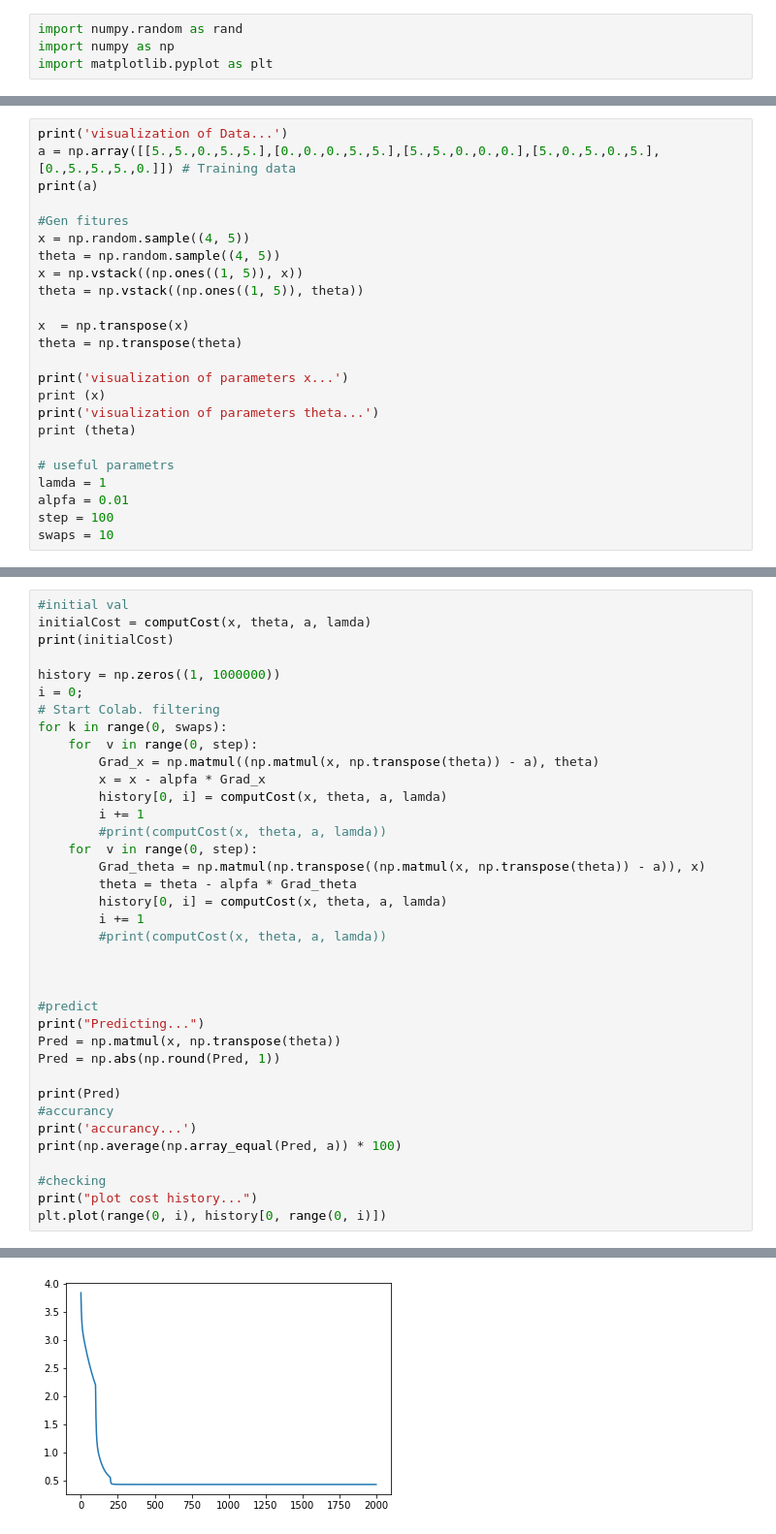
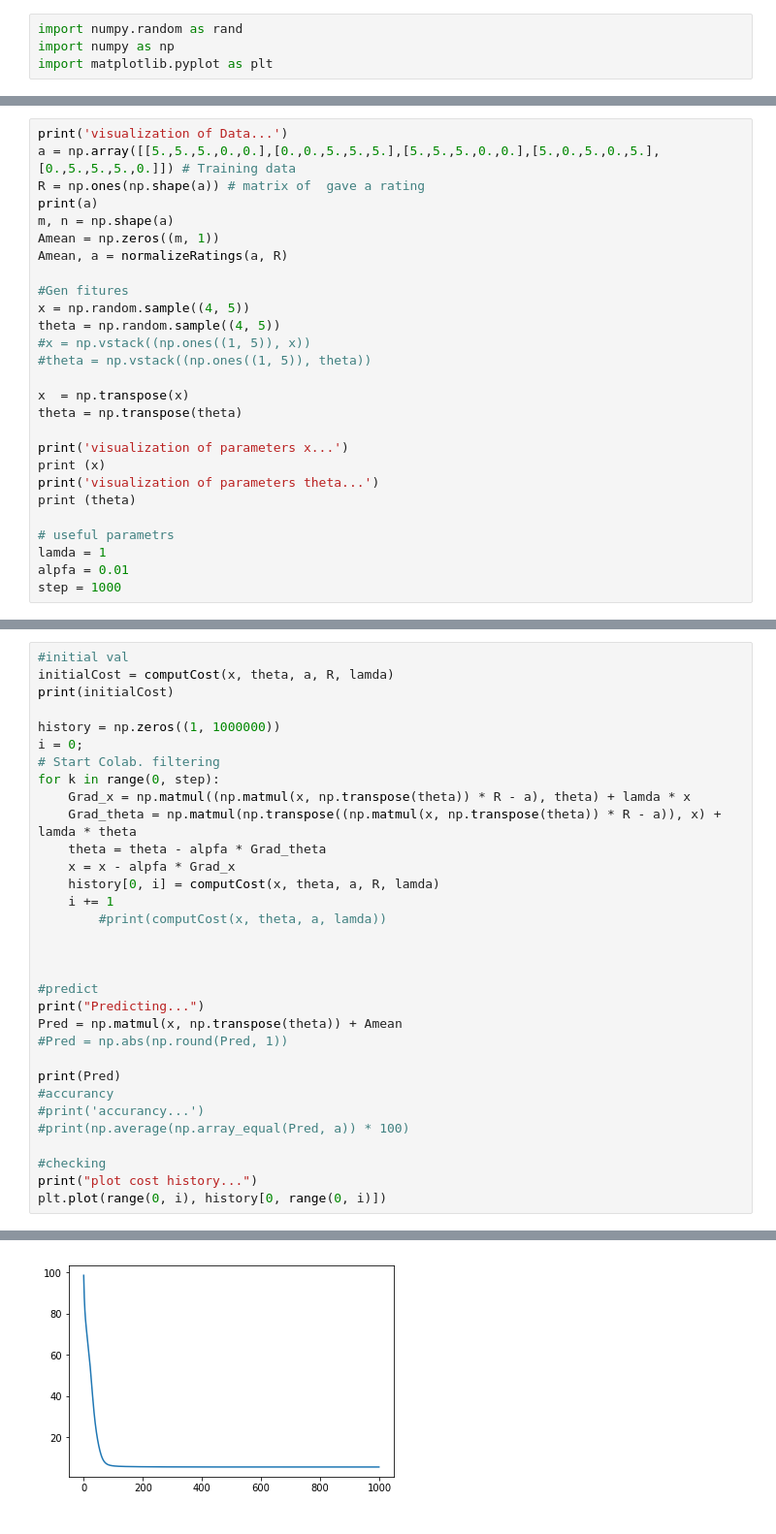
Before and after one commit to Artem531/collaborative-filtering, a Jupyter notebook: Collaboration.ipynb, the cells around one changed output, grey strips where cells are left out. Shown at 97% size. Saved outputs shown, nothing was run; the diff lists cells and outputs as text.

```diff
--- a/Collaboration.ipynb
+++ b/Collaboration.ipynb
@@ -11,13 +19,17 @@ def computCost(X, theta, y, lamda):
 # %%
 print('visualization of Data...')
-a = np.array([[5.,5.,0.,5.,5.],[0.,0.,0.,5.,5.],[5.,5.,0.,0.,0.],[5.,0.,5.,0.,5.],[0.,5.,5.,5.,0.]]) # Training data
+a = np.array([[5.,5.,5.,0.,0.],[0.,0.,5.,5.,5.],[5.,5.,5.,0.,0.],[5.,0.,5.,0.,5.],[0.,5.,5.,5.,0.]]) # Training data
+R = np.ones(np.shape(a)) # matrix of  gave a rating
 print(a)
+m, n = np.shape(a)
+Amean = np.zeros((m, 1))
+Amean, a = normalizeRatings(a, R)
 
 #Gen fitures
 x = np.random.sample((4, 5))
 theta = np.random.sample((4, 5))
-x = np.vstack((np.ones((1, 5)), x))
-theta = np.vstack((np.ones((1, 5)), theta))
+#x = np.vstack((np.ones((1, 5)), x))
+#theta = np.vstack((np.ones((1, 5)), theta))
 
 x  = np.transpose(x)
 theta = np.transpose(theta)
@@ -30,7 +42,6 @@ print (theta)
 # useful parametrs
 lamda = 1
 alpfa = 0.01
-step = 100
-swaps = 10
+step = 1000
 # %% [output]
 visualization of Data...
@@ -54,36 +65,31 @@ visualization of parameters theta...
 # %%
 #initial val
-initialCost = computCost(x, theta, a, lamda)
+initialCost = computCost(x, theta, a, R, lamda)
 print(initialCost)
 
 history = np.zeros((1, 1000000))
 i = 0;
 # Start Colab. filtering
-for k in range(0, swaps):
-    for  v in range(0, step):
-        Grad_x = np.matmul((np.matmul(x, np.transpose(theta)) - a), theta)
-        x = x - alpfa * Grad_x
-        history[0, i] = computCost(x, theta, a, lamda)
-        i += 1
-        #print(computCost(x, theta, a, lamda))
-    for  v in range(0, step):
-        Grad_theta = np.matmul(np.transpose((np.matmul(x, np.transpose(theta)) - a)), x)
-        theta = theta - alpfa * Grad_theta
-        history[0, i] = computCost(x, theta, a, lamda)
-        i += 1
+for k in range(0, step):
+    Grad_x = np.matmul((np.matmul(x, np.transpose(theta)) * R - a), theta) + lamda * x
+    Grad_theta = np.matmul(np.transpose((np.matmul(x, np.transpose(theta)) * R - a)), x) + lamda * theta
+    theta = theta - alpfa * Grad_theta
+    x = x - alpfa * Grad_x
+    history[0, i] = computCost(x, theta, a, R, lamda)
+    i += 1
         #print(computCost(x, theta, a, lamda))
 
 
 
 #predict
 print("Predicting...")
-Pred = np.matmul(x, np.transpose(theta))
-Pred = np.abs(np.round(Pred, 1))
+Pred = np.matmul(x, np.transpose(theta)) + Amean
+#Pred = np.abs(np.round(Pred, 1))
 
 print(Pred)
 #accurancy
-print('accurancy...')
-print(np.average(np.array_equal(Pred, a)) * 100)
+#print('accurancy...')
+#print(np.average(np.array_equal(Pred, a)) * 100)
 
 #checking
 print("plot cost history...")
@@ -101,3 +105,3 @@ accurancy...
 plot cost history...
 [<matplotlib.lines.Line2D at 0x...>]
-[figure, old version]
+[figure, new version]
```
Also changed, not shown: parts of 5 cells of this notebook.
